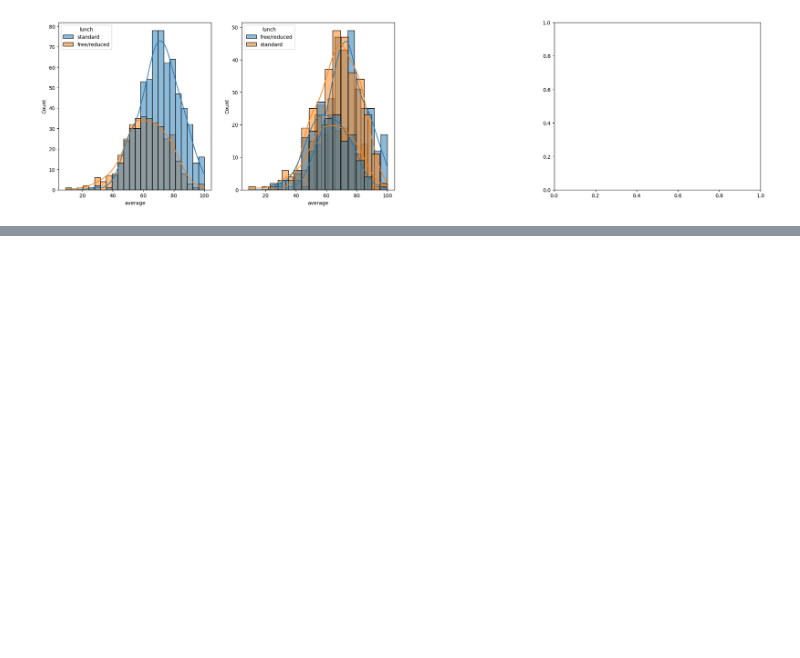
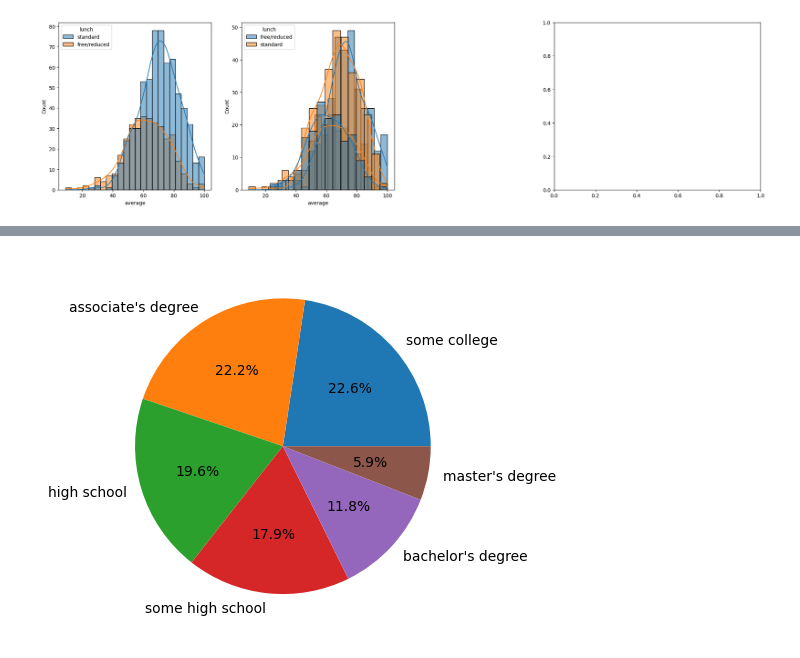
Before and after one commit to chauhan231405/mlproject, a Jupyter notebook: notebook/data/EDA_StudentsPerformance.ipynb, the cells around one changed output, grey strips where cells are left out. Saved outputs shown, nothing was run; the diff lists cells and outputs as text; code cells hidden in the pictures; blank space fills up the shorter version.

```diff
--- a/notebook/data/EDA_StudentsPerformance.ipynb
+++ b/notebook/data/EDA_StudentsPerformance.ipynb
@@ -232,0 +288,5 @@ plt.show()
+# %%
+plt.pie(df['parental level of education'].value_counts(),labels=df['parental level of education'].value_counts().index, autopct="%0.1f%%")
+plt.show()
+# %% [output]
+[figure, added]
```
Also changed, not shown: parts of 64 cells of this notebook, 5 other files.
